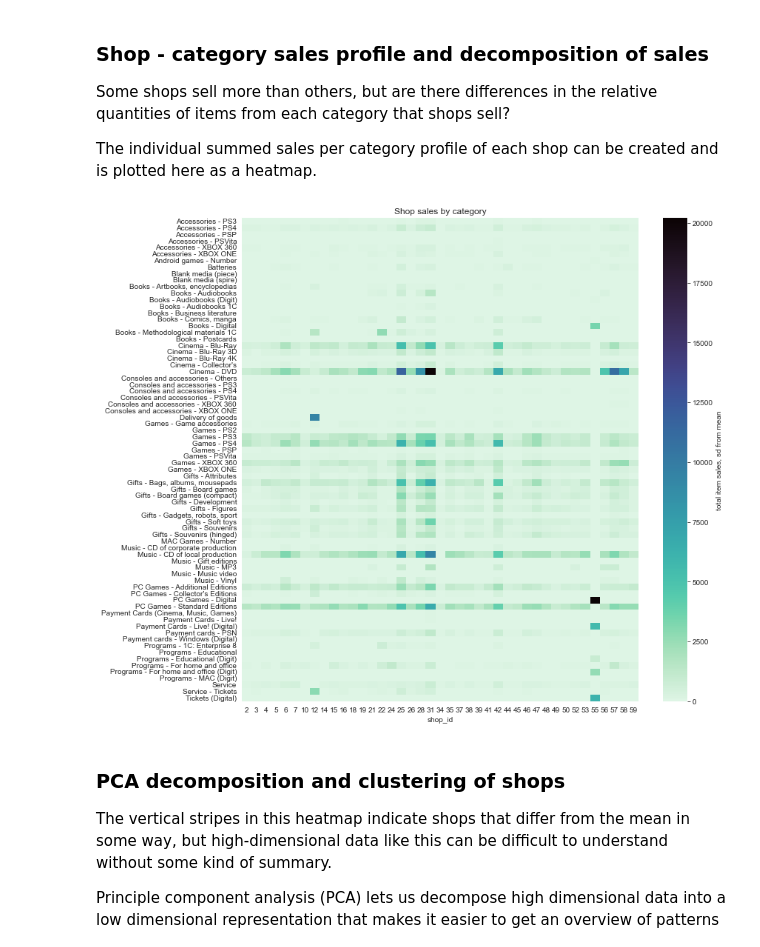
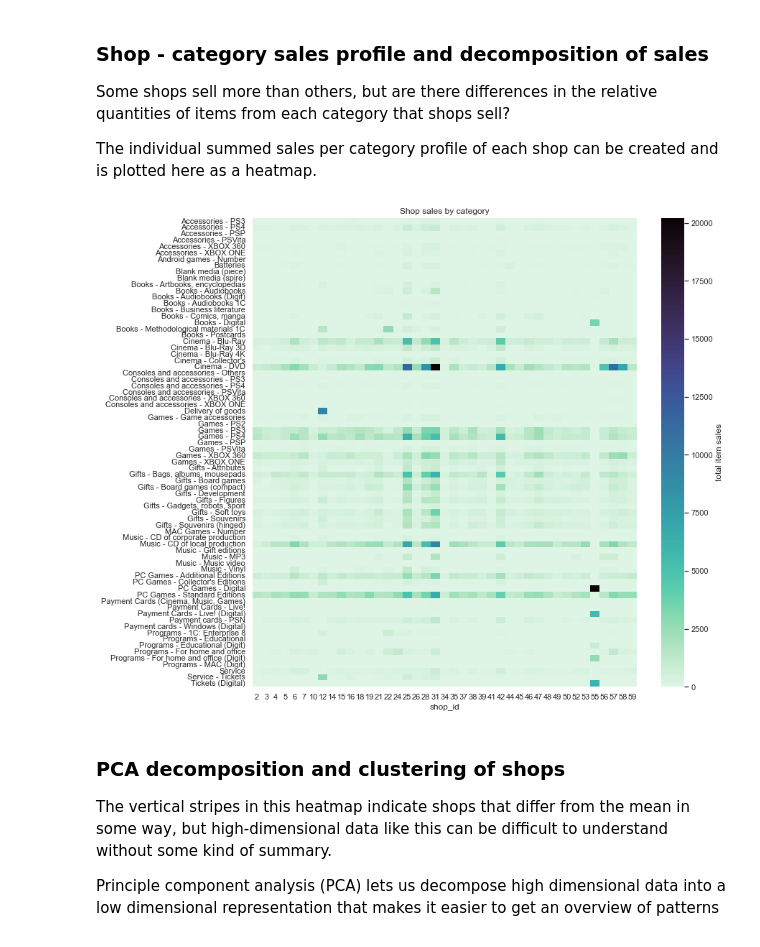
Before and after one commit to grantsut/1C-Company-EDA, a Jupyter notebook: eda-and-data-leakage-description.ipynb, the cells around one changed output. Drawn from its saved outputs; the diff is of its cells as text; code cells hidden in the pictures.

```diff
--- a/eda-and-data-leakage-description.ipynb
+++ b/eda-and-data-leakage-description.ipynb
@@ -17,17 +17,25 @@ This data was provided by the Russian software publisher and retailer 1C Company
 # %%
 import itertools
 import os
+import re
+import warnings
+
+warnings.filterwarnings("ignore", module="sklearn")
 
 import matplotlib.pyplot as plt
 import numpy as np
 import pandas as pd
 import scipy.stats as stats
 import seaborn as sns
+from fuzzywuzzy import fuzz
+from nltk.corpus import stopwords
 from sklearn.decomposition import PCA
+from sklearn.feature_extraction.text import CountVectorizer
 from sklearn.feature_selection import mutual_info_regression
 from statsmodels.tsa.seasonal import STL
 
-sns.set_style()
+sns.set_style("darkgrid")
+sns.set_context("notebook")
 # %% [markdown]
 ### Load data
 # %% [markdown]
@@ -201,6 +209,7 @@ train = train[(train["item_cnt_day"] > 0) & (train["item_cnt_day"] < 1000)]
 ### Examine shop names and sales over time
 The training data contains multiple shop_ids, not all of which are in the test set. To get an overview we can create a figure which plots total sales for each shop by month and displays the shop names in Russian and English. A table with a list of translated shop names is used for this.
 # %%
+sns.set_context("notebook")
 def sales_by_shop():
     shops = pd.read_csv("../input/predict-future-sales-extra/shops_extra.csv")
     shops["shop_name_trans"] = shops["shop_name"] + " \n" + shops["shop_name_en"]
@@ -512,10 +521,10 @@ The individual summed sales per category profile of each shop can be created and
 # %%
 cat_info = train.query("shop_id!=36 & date_block_num>21").pivot_table(values='item_cnt_day', columns='shop_id', index='item_category_name', fill_value=0, aggfunc='sum')
 fig, ax = plt.subplots(figsize=(12,12))
-ax = sns.heatmap(cat_info, cmap="mako_r", ax=ax, xticklabels=True, yticklabels=True, cbar_kws={"label":"total item sales, sd from mean"})
+ax = sns.heatmap(cat_info, cmap="mako_r", ax=ax, xticklabels=True, yticklabels=True, cbar_kws={"label":"total item sales"})
 ax = ax.set(ylabel=None, title="Shop sales by category")
 # %% [output]
-[figure, old version]
+[figure, new version]
 # %% [markdown]
 ### PCA decomposition and clustering of shops
 The vertical stripes in this heatmap indicate shops that differ from the mean in some way, but high-dimensional data like this can be difficult to understand without some kind of summary.
```
Also changed, not shown: parts of 53 cells of this notebook.
